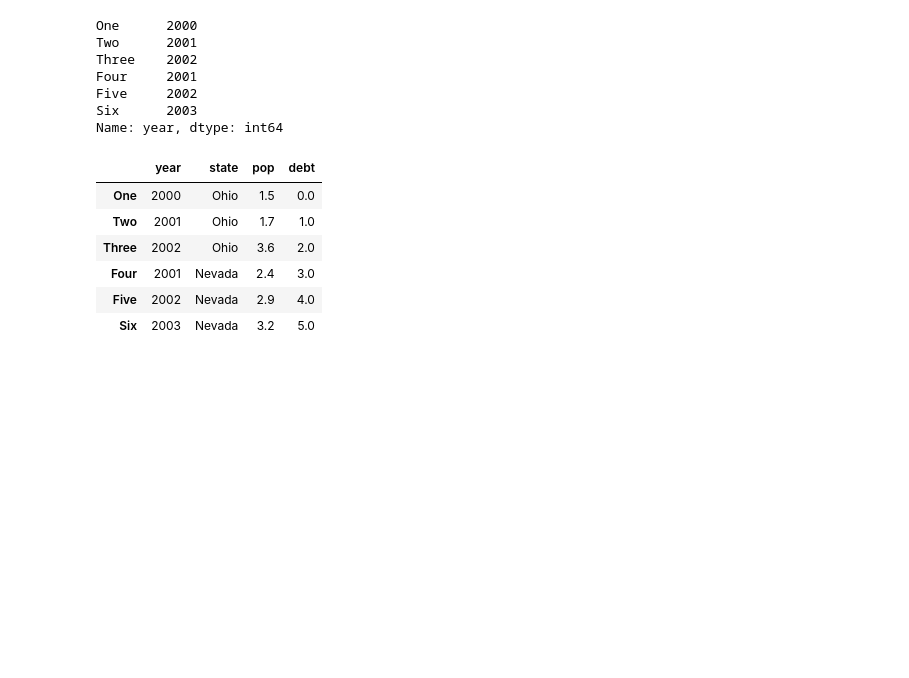
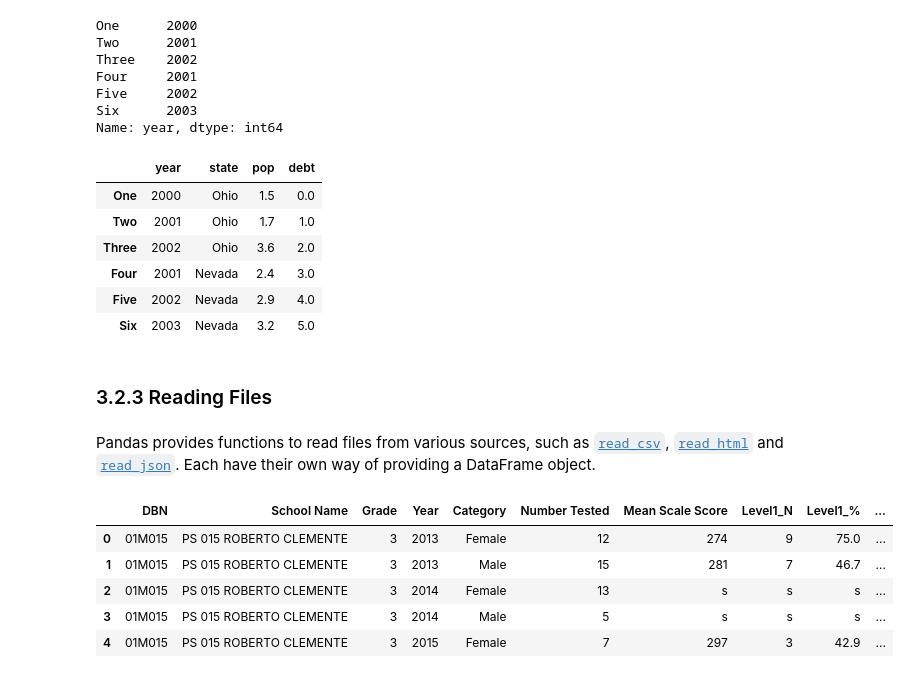
Before and after one commit to arjunmuralidharan/CM2015_PWD, a Jupyter notebook: index.ipynb, the cells around one changed output. Saved outputs shown, nothing was run; the diff lists cells and outputs as text; code cells hidden in the pictures; blank space fills up the shorter version.

Commit message:
Data ingested and setup ininitial prototype of analysis

```diff
--- a/index.ipynb
+++ b/index.ipynb
@@ -721,3 +720,18 @@ frame
 | Four | 2001 | Nevada | 2.4 | 3.0 |
 | Five | 2002 | Nevada | 2.9 | 4.0 |
 | Six | 2003 | Nevada | 3.2 | 5.0 |
+# %% [markdown]
+### 3.2.3 Reading Files
+# %% [markdown]
+Pandas provides functions to read files from various sources, such as [`read_csv`](https://pandas.pydata.org/pandas-docs/stable/reference/api/pandas.read_csv.html), [`read_html`](https://pandas.pydata.org/pandas-docs/stable/reference/api/pandas.read_html.html) and [`read_json`](https://pandas.pydata.org/pandas-docs/stable/reference/api/pandas.read_json.html). Each have their own way of providing a DataFrame object.
+# %%
+import pandas as pd
+frame = pd.read_csv('school.csv')
+frame.head()
+# %% [output]
+|  | DBN | School Name | Grade | Year | Category | Number Tested | Mean Scale Score | Level1_N | Level1_% | ... |
+| 0 | 01M015 | PS 015 ROBERTO CLEMENTE | 3 | 2013 | Female | 12 | 274 | 9 | 75.0 | ... |
+| 1 | 01M015 | PS 015 ROBERTO CLEMENTE | 3 | 2013 | Male | 15 | 281 | 7 | 46.7 | ... |
+| 2 | 01M015 | PS 015 ROBERTO CLEMENTE | 3 | 2014 | Female | 13 | s | s | s | ... |
+| 3 | 01M015 | PS 015 ROBERTO CLEMENTE | 3 | 2014 | Male | 5 | s | s | s | ... |
+| 4 | 01M015 | PS 015 ROBERTO CLEMENTE | 3 | 2015 | Female | 7 | 297 | 3 | 42.9 | ... |
```
Also changed, not shown: parts of 3 cells of this notebook.
